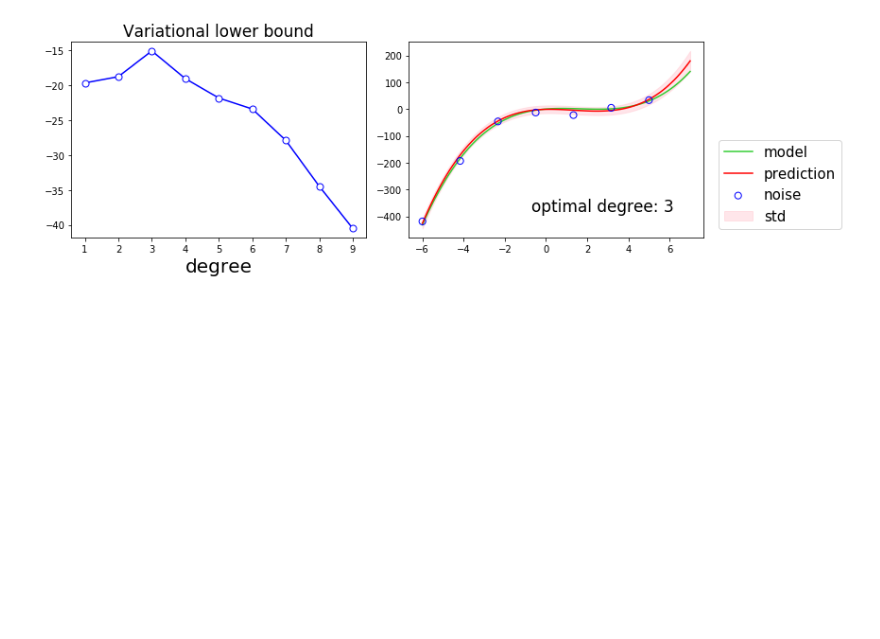
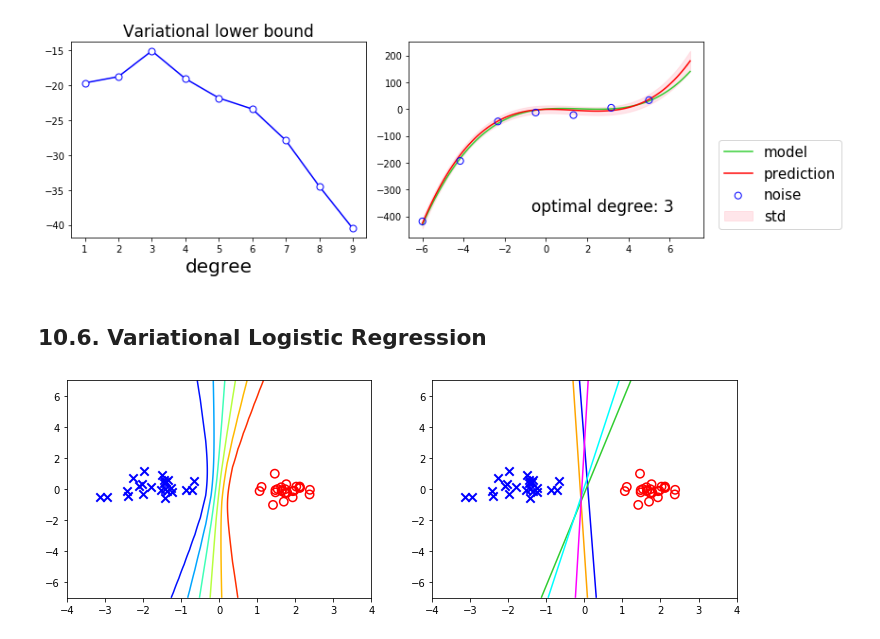
Before and after one commit to oilneck/prml_python, a Jupyter notebook: Notebook/chapter10.ipynb, the cells around one changed output. Saved outputs shown, nothing was run; the diff lists cells and outputs as text; code cells hidden in the pictures; blank space fills up the shorter version.

```diff
--- a/Notebook/chapter10.ipynb
+++ b/Notebook/chapter10.ipynb
@@ -253,3 +253,62 @@ plt.tight_layout()
 plt.show()
 # %% [output]
 [figure]
+# %% [markdown]
+## 10.6. Variational Logistic Regression
+# %%
+import numpy as np
+import matplotlib.pyplot as plt
+from base_module import *
+from classifier import VariationalClassifier
+
+n_sample = 50
+
+def make_blobs(n_sample):
+    cls1 = np.random.normal(size=(n_sample // 2, 2), loc=(+1.8, 0), scale=.5)
+    cls2 = np.random.normal(size=(n_sample // 2, 2), loc=(-1.8, 0), scale=.5)
+    X = np.concatenate([cls1, cls2])
+    return X, np.where(X[:, 0] > 0, 1, 0)
+
+
+def plot_train_data(ax):
+    N = n_sample // 2
+    ax.scatter(*train_x[:N, :].T, marker='o', fc='none', ec='r', lw=1.5, s=70)
+    ax.scatter(*train_x[N:, :].T, marker='x', lw=2, s=70, c='b')
+
+
+
+# training & test data set
+train_x, train_t = make_blobs(n_sample)
+feature = Poly_Feature(degree=1)
+X_train = feature.transform(train_x)
+
+X, Y = np.meshgrid(np.linspace(-7, 7, 100), np.linspace(-7, 7, 100))
+X_test = np.array([X, Y]).reshape(2, -1).T
+X_test = feature.transform(X_test)
+
+
+'''Variational logistic regression'''
+model = VariationalClassifier()
+model.fit(X_train, train_t)
+Z = model.predict(X_test)
+
+
+# variational estimation data
+fig = plt.figure(figsize=(12,4))
+ax = fig.add_subplot(121)
+plot_train_data(ax)
+ax.contour(X, Y, Z.reshape(X.shape), levels=np.linspace(min(Z), max(Z), 8), cmap='jet')
+plt.xlim(-4,4)
+
+
+# plot posterior sample
+ax = fig.add_subplot(122)
+plot_train_data(ax)
+colors = ['orange', 'blue', 'limegreen', 'cyan', 'magenta']
+for c in colors:
+    prob = model.posterior(X_test)
+    ax.contour(X, Y, prob.reshape(X.shape), levels=1, colors=c)
+plt.xlim(-4, 4)
+plt.show()
+# %% [output]
+[figure, added]
```
